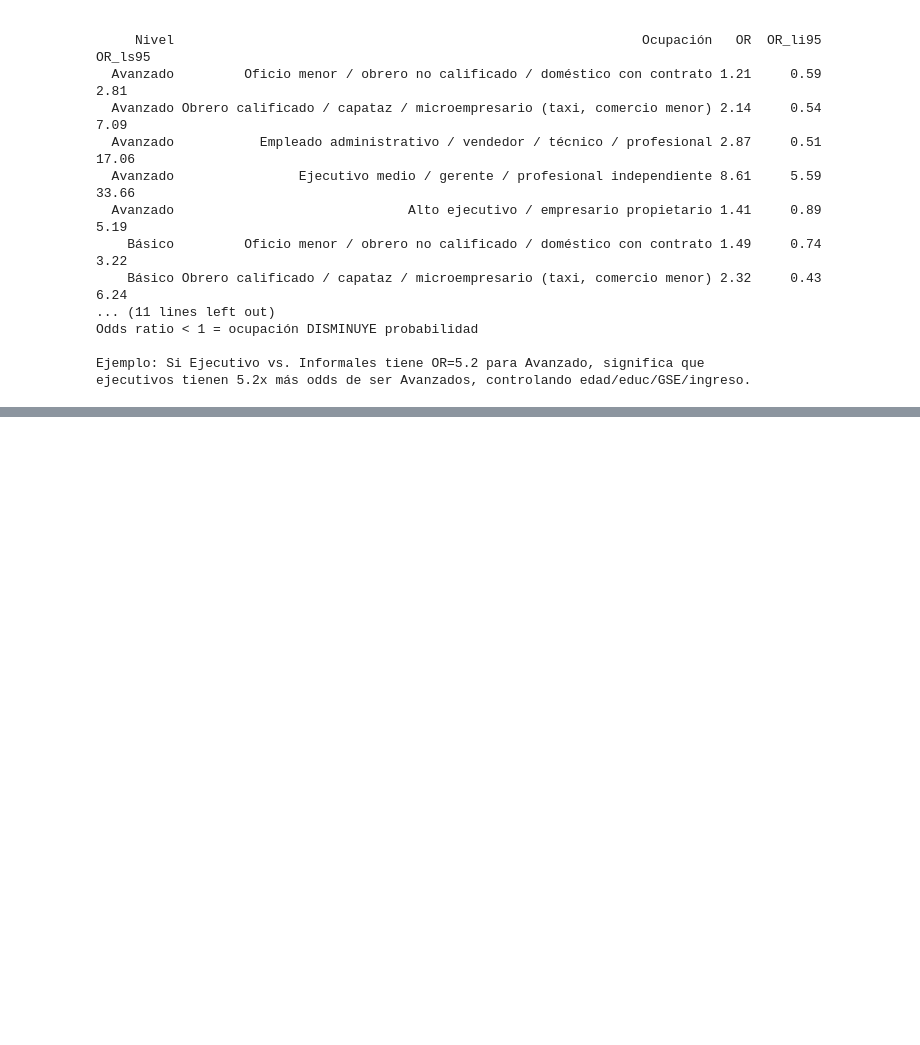
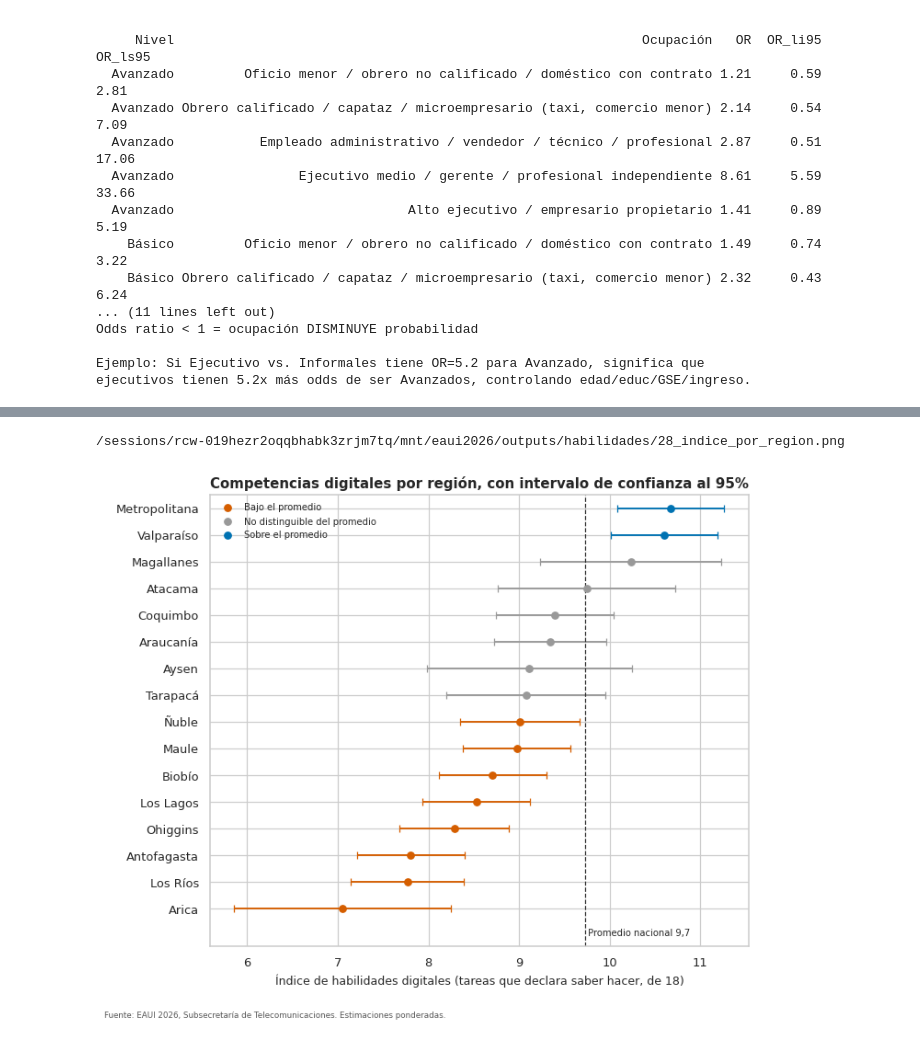
Before and after one commit to tomasleale/eaui2026, a Jupyter notebook: eaui2026_habilidades.ipynb, the cells around one changed output, grey strips where cells are left out. Saved outputs shown, nothing was run; the diff lists cells and outputs as text; code cells hidden in the pictures; blank space fills up the shorter version.

Commit message:
region analisis

```diff
--- a/eaui2026_habilidades.ipynb
+++ b/eaui2026_habilidades.ipynb
@@ -4395,0 +4526,34 @@ ejecutivos tienen 5.2x más odds de ser Avanzados, controlando edad/educ/GSE/ing
+# %%
+# ---------------------------------------------------------------------------
+# 28.3 Figura: índice de habilidades por región con IC 95%
+# ---------------------------------------------------------------------------
+COLOR_POSICION = {"Bajo el promedio": "#D55E00", "No distinguible del promedio": "#999999",
+                  "Sobre el promedio": "#0072B2"}
+
+datos_fig = tabla_regional.sort_values("indice_media")
+fig, ax = plt.subplots(figsize=(8, 6.5))
+posiciones_y = np.arange(len(datos_fig))
+for i, (region, fila) in enumerate(datos_fig.iterrows()):
+    color = COLOR_POSICION[fila["posicion"]]
+    ax.errorbar(fila["indice_media"], i,
+                xerr=[[fila["indice_media"] - fila["indice_ic_inf"]], [fila["indice_ic_sup"] - fila["indice_media"]]],
+                fmt="o", color=color, ecolor=color, capsize=3, markersize=6)
+ax.axvline(media_nac, color="#333333", linestyle="--", linewidth=1)
+ax.text(media_nac, -0.9, f" Promedio nacional {media_nac:.1f}".replace(".", ","),
+        fontsize=8, va="center")
+ax.set_ylim(-1.4, len(datos_fig) - 0.5)
+ax.set_yticks(posiciones_y)
+ax.set_yticklabels(datos_fig.index)
+ax.set_xlabel("Índice de habilidades digitales (tareas que declara saber hacer, de 18)")
+ax.set_title("Competencias digitales por región, con intervalo de confianza al 95%")
+for etiqueta, color in COLOR_POSICION.items():
+    ax.plot([], [], "o", color=color, label=etiqueta)
+ax.legend(loc="upper left", fontsize=8, frameon=False)
+fig.patch.set_alpha(0)
+ax.patch.set_alpha(0)
+plt.tight_layout()
+print(guardar_figura(fig, "28_indice_por_region"))
+plt.show()
+# %% [output]
+/sessions/rcw-019hezr2oqqbhabk3zrjm7tq/mnt/eaui2026/outputs/habilidades/28_indice_por_region.png
+[figure, added]
```
Also changed, not shown: parts of 10 cells of this notebook, 2 other files.
